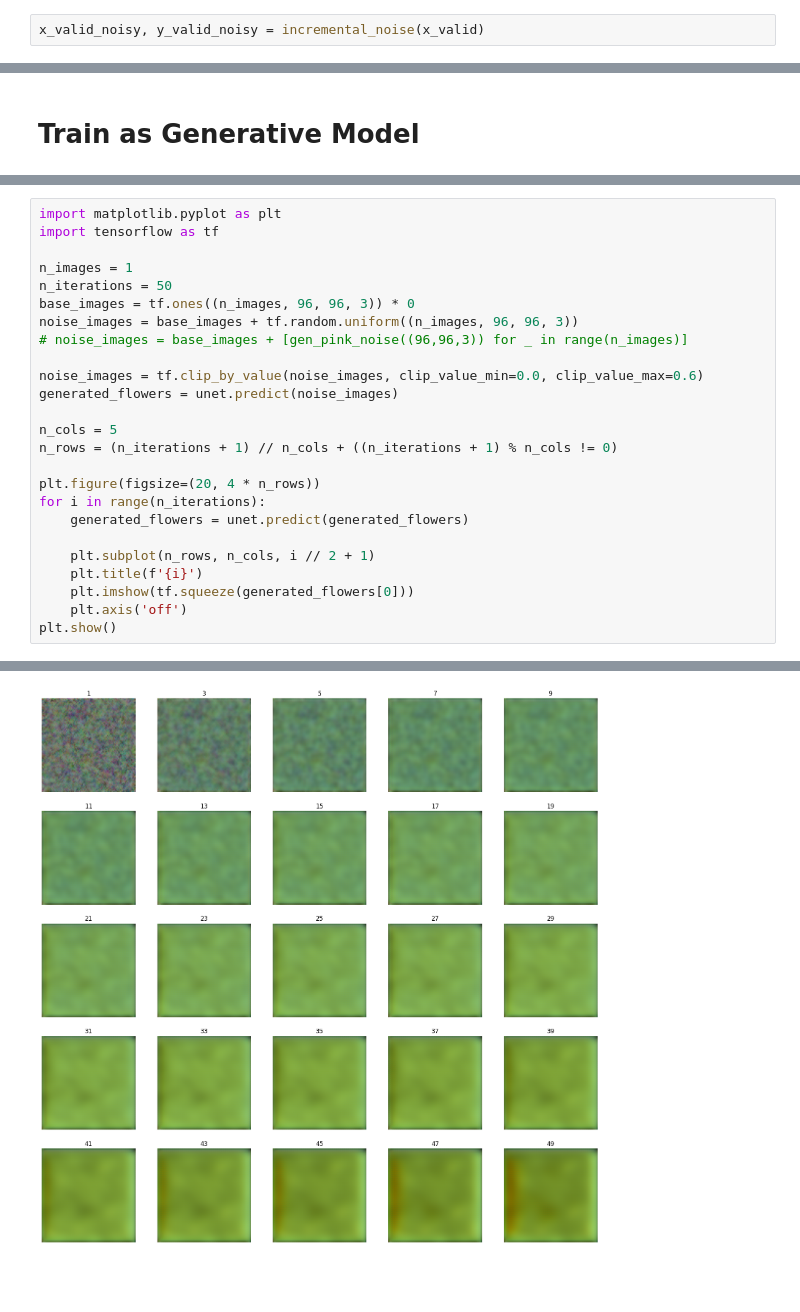
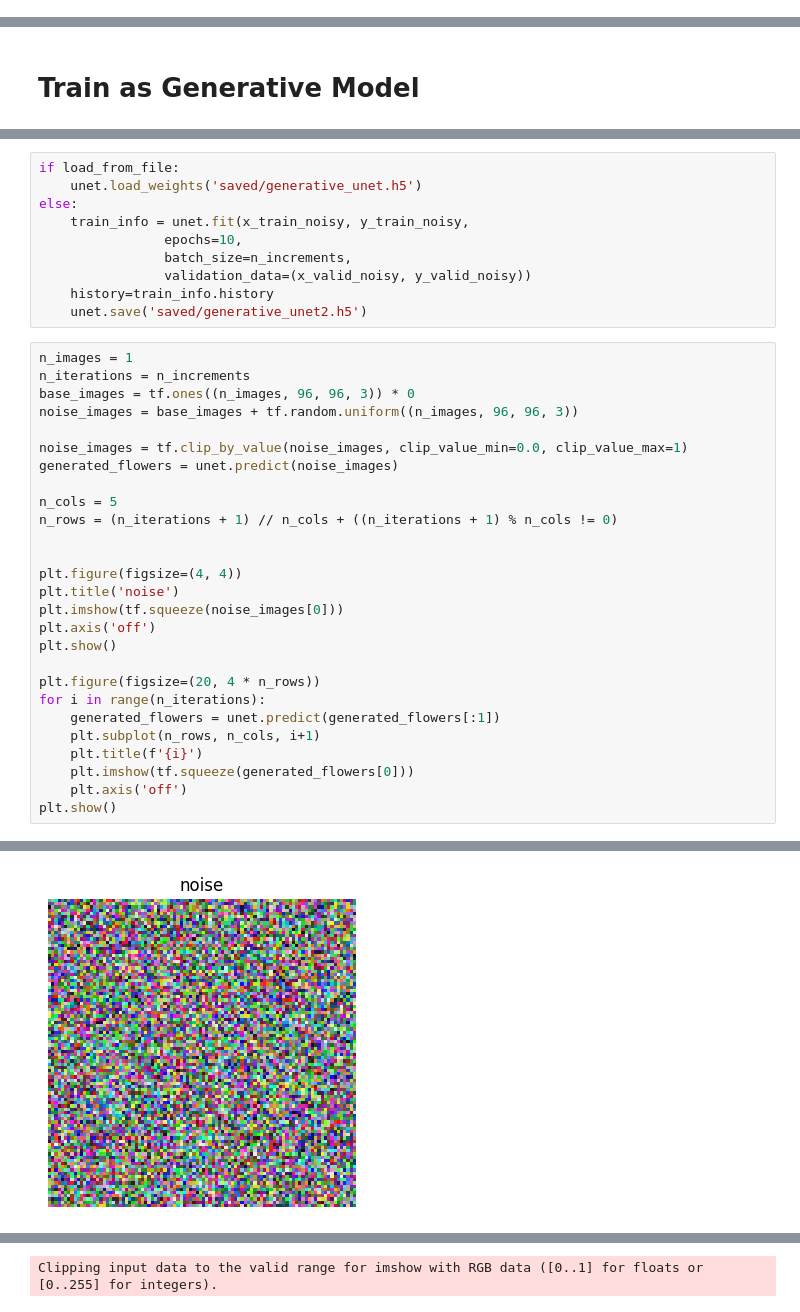
Before and after one commit to JetHughes/Mini-Deep-Networks, a Jupyter notebook: task2_stable_diffusion.ipynb, the cells around one changed output, grey strips where cells are left out. Saved outputs shown, nothing was run; the diff lists cells and outputs as text; blank space fills up the shorter version.

```diff
--- a/task2_stable_diffusion.ipynb
+++ b/task2_stable_diffusion.ipynb
@@ -193,3 +137 @@ x_train_noisy, y_train_noisy = incremental_noise(x_train)
-# %%
-x_valid_noisy, y_valid_noisy = incremental_noise(x_valid)
 # %%
@@ -228,24 +163,36 @@ Error:
+# %%
+if load_from_file:
+    unet.load_weights('saved/generative_unet.h5')
+else:
+    train_info = unet.fit(x_train_noisy, y_train_noisy,
+                epochs=10,
+                batch_size=n_increments,
+                validation_data=(x_valid_noisy, y_valid_noisy))
+    history=train_info.history
+    unet.save('saved/generative_unet2.h5')
 # %%
-import matplotlib.pyplot as plt
-import tensorflow as tf
-
 n_images = 1
-n_iterations = 50
+n_iterations = n_increments
 base_images = tf.ones((n_images, 96, 96, 3)) * 0
 noise_images = base_images + tf.random.uniform((n_images, 96, 96, 3))
-# noise_images = base_images + [gen_pink_noise((96,96,3)) for _ in range(n_images)]
 
-noise_images = tf.clip_by_value(noise_images, clip_value_min=0.0, clip_value_max=0.6)
+noise_images = tf.clip_by_value(noise_images, clip_value_min=0.0, clip_value_max=1)
 generated_flowers = unet.predict(noise_images)
 
 n_cols = 5
 n_rows = (n_iterations + 1) // n_cols + ((n_iterations + 1) % n_cols != 0)
 
+
+plt.figure(figsize=(4, 4))
+plt.title('noise')
+plt.imshow(tf.squeeze(noise_images[0]))
+plt.axis('off')
+plt.show()
+
 plt.figure(figsize=(20, 4 * n_rows))
 for i in range(n_iterations):
-    generated_flowers = unet.predict(generated_flowers)
-
-    plt.subplot(n_rows, n_cols, i // 2 + 1)
+    generated_flowers = unet.predict(generated_flowers[:1])
+    plt.subplot(n_rows, n_cols, i+1)
     plt.title(f'{i}')
     plt.imshow(tf.squeeze(generated_flowers[0]))
     plt.axis('off')
@@ -270,0 +202 @@ plt.show()
+[figure, new version]
@@ -278 +216 @@ Clipping input data to the valid range for imshow with RGB data ([0..1] for floa
-[figure, old version]
+Clipping input data to the valid range for imshow with RGB data ([0..1] for floats or [0..255] for integers).
```
Also changed, not shown: parts of 12 cells of this notebook, 9 other files.
